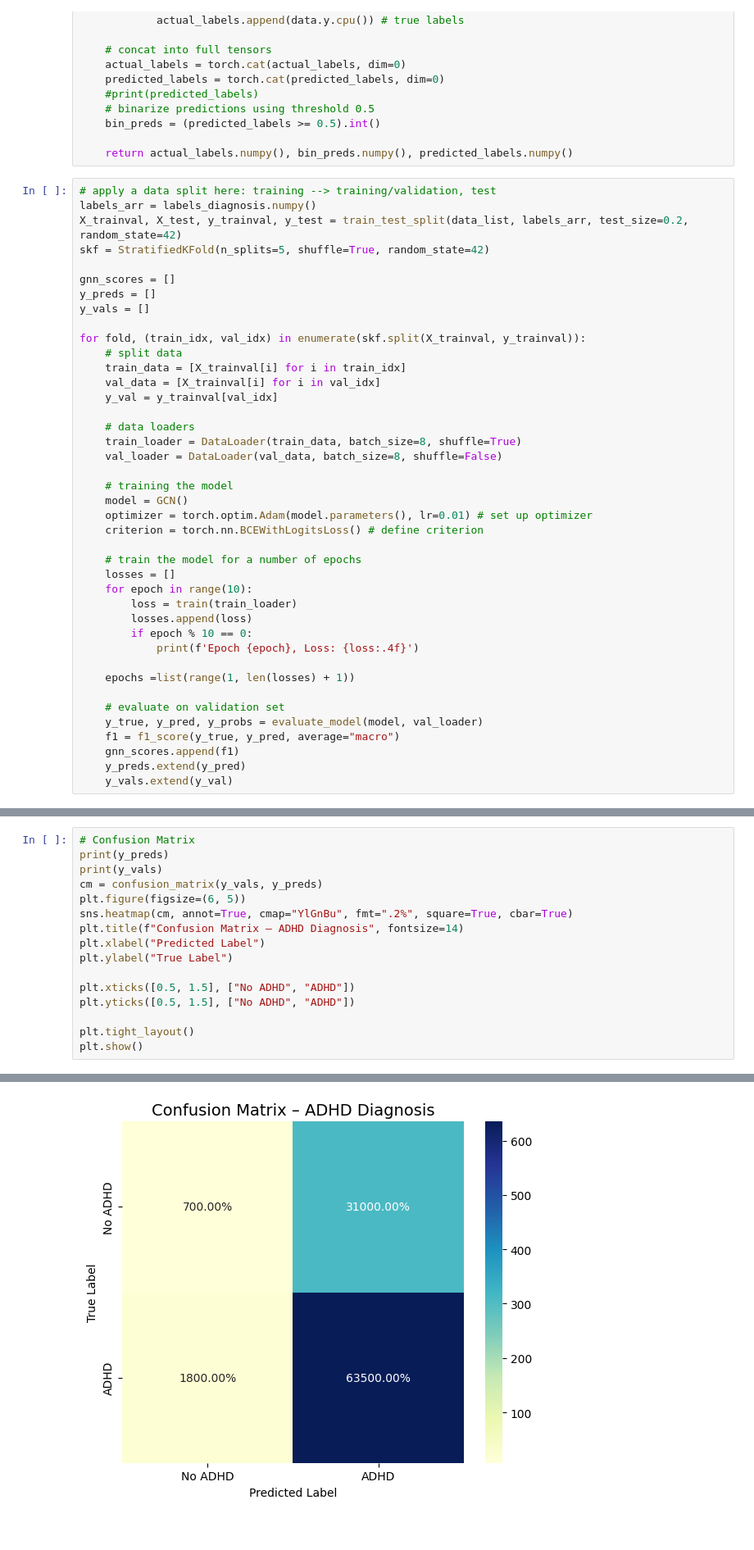
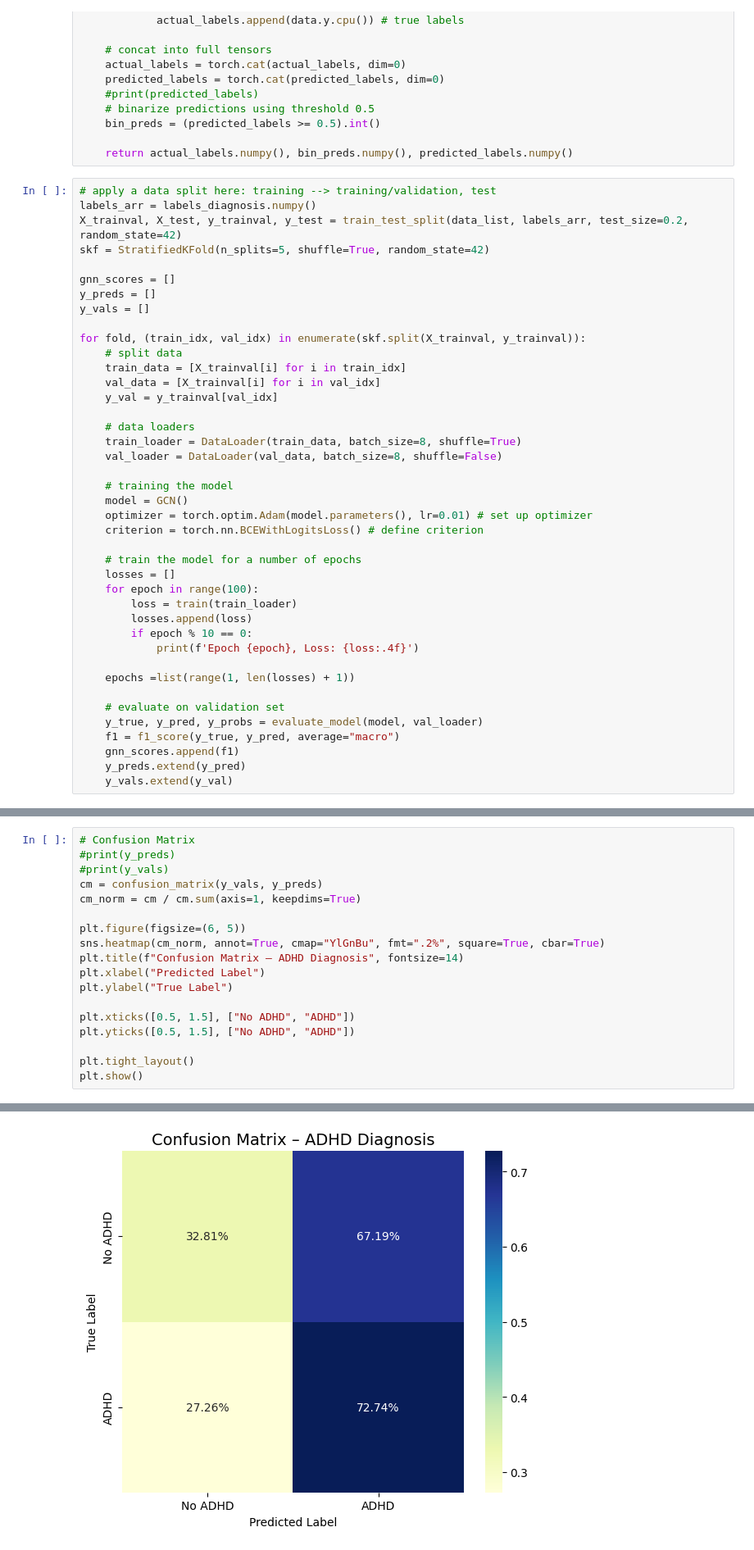
Before and after one commit to wendycarv/adhdDiagnosis, a Jupyter notebook: gnn_notebook.ipynb, the cells around one changed output, grey strips where cells are left out. Shown at 82% size. Saved outputs shown, nothing was run; the diff lists cells and outputs as text.

```diff
--- a/gnn_notebook.ipynb
+++ b/gnn_notebook.ipynb
@@ -211,7 +211,7 @@ for fold, (train_idx, val_idx) in enumerate(skf.split(X_trainval, y_trainval)):
 
     # train the model for a number of epochs
     losses = []
-    for epoch in range(10):
+    for epoch in range(100):
         loss = train(train_loader)
         losses.append(loss)
         if epoch % 10 == 0:
@@ -271,10 +271,12 @@ plt.show()
 # %%
 # Confusion Matrix
-print(y_preds)
-print(y_vals)
+#print(y_preds)
+#print(y_vals)
 cm = confusion_matrix(y_vals, y_preds)
+cm_norm = cm / cm.sum(axis=1, keepdims=True)
+
 plt.figure(figsize=(6, 5))
-sns.heatmap(cm, annot=True, cmap="YlGnBu", fmt=".2%", square=True, cbar=True)
+sns.heatmap(cm_norm, annot=True, cmap="YlGnBu", fmt=".2%", square=True, cbar=True)
 plt.title(f"Confusion Matrix – ADHD Diagnosis", fontsize=14)
 plt.xlabel("Predicted Label")
 plt.ylabel("True Label")
@@ -290 +290 @@ plt.show()
-[figure, old version]
+[figure, new version]
```
Also changed, not shown: parts of 7 cells of this notebook.
